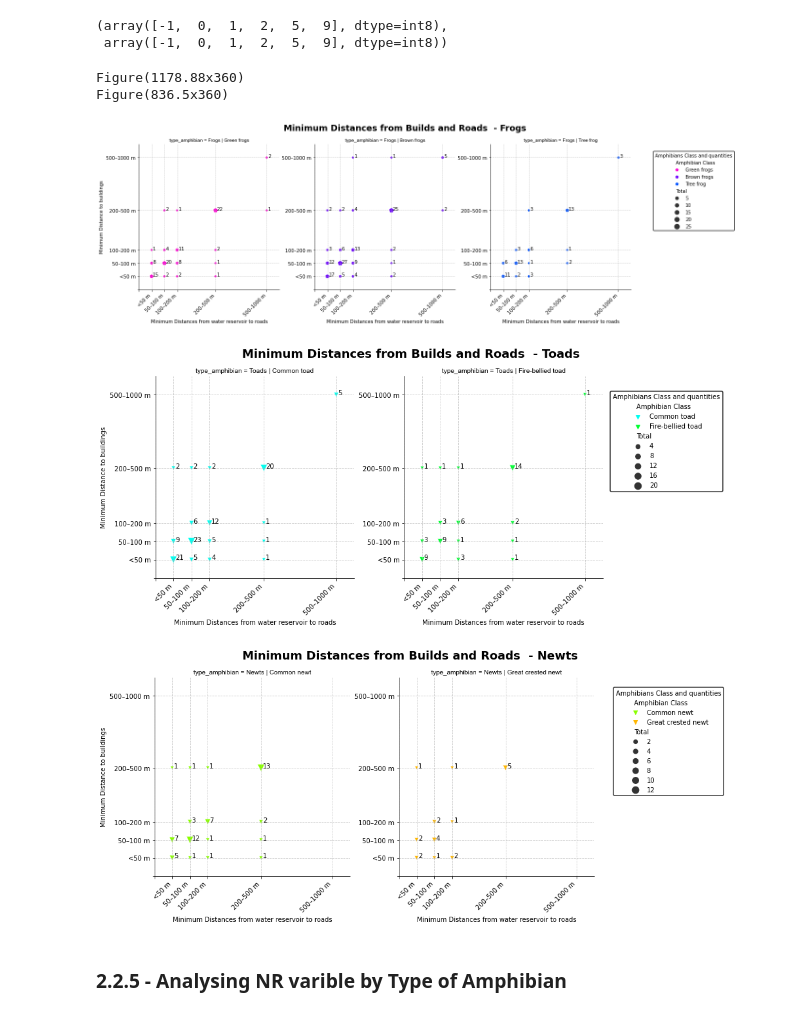
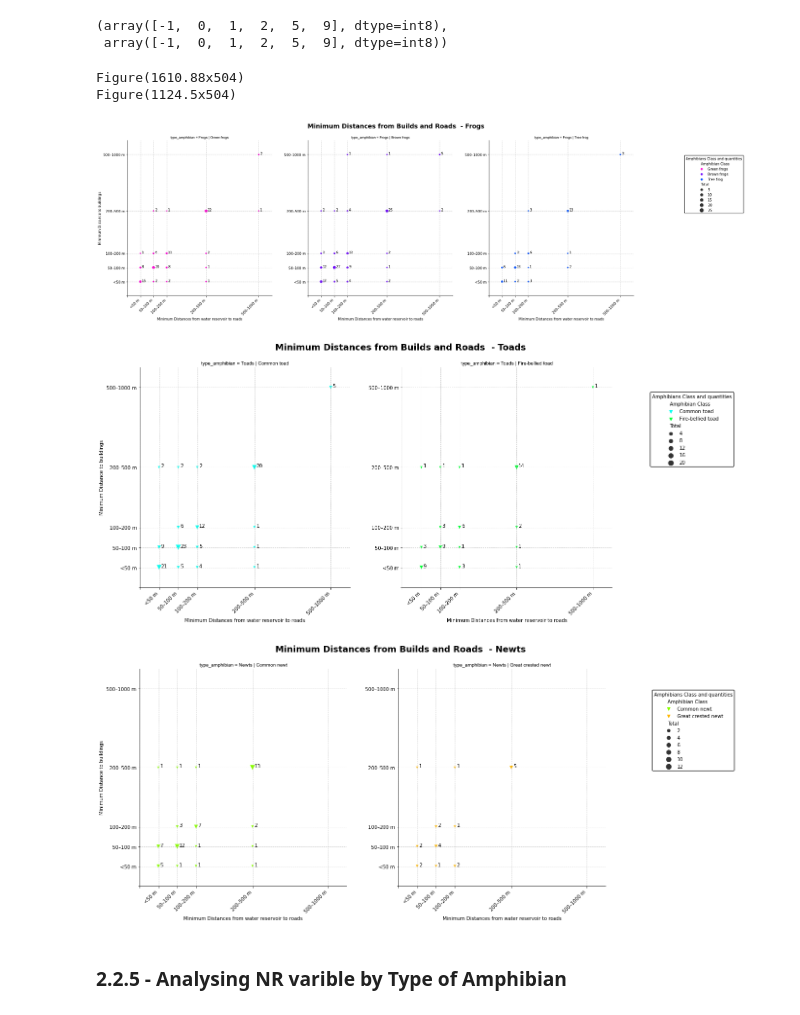
Before and after one commit to Renata-Thomazelli/amphibians, a Jupyter notebook: amphibians-Copy2.ipynb, the cells around one changed output. Drawn from its saved outputs; the diff is of its cells as text; code cells hidden in the pictures.

```diff
--- a/amphibians-Copy2.ipynb
+++ b/amphibians-Copy2.ipynb
@@ -1297,7 +1297,7 @@ res1 = sns.relplot(
     data= data_frog,
     hue="amphibian_class",
     size=size,
-    height=5,
+    height=7,
     col="amphibian_class",
     col_order=order[:3],
     #col_wrap=2,
@@ -1322,7 +1322,7 @@ res2 = sns.relplot(
     data=data_toad,
     hue="amphibian_class",
     size=size,
-    height=5,
+    height=7,
     col="amphibian_class",
     col_order=order[3:5],
     #col_wrap=2,
@@ -1346,7 +1346,7 @@ res3 = sns.relplot(
     data=data_newt,
     hue="amphibian_class",
     size=size,
-    height=5,
+    height=7,
     col="amphibian_class",
     col_order=order[5:],
     #col_wrap=2,
@@ -1362,39 +1362,40 @@ res3 = sns.relplot(
 
 fig3 = res3.fig
 
 res_list = [res1, res2, res3]
 
 
 Formating.axis_subplot_label_customization(
     res_list,
     supertitle='Minimum Distances from Builds and Roads ',
     xlabel ='Minimum Distances from water reservoir to roads',
     ylabel= 'Minimum Distance to buildings',
     change_axis_label=True,
 )
 Formating.axis_grid_customization(res_list)
 Formating.insert_annotation_to_each_dot(res_list)
 Formating.customizing_ticks_marks(res_list,
                                   df_parent_x = new_df_grouped_minimum.RR ,
                                   df_parent_y = new_df_grouped_minimum.BR)
 Formating.adjusting_spaces_between_subplots(res_list)
 Formating.customizing_the_legend(
     res_list,
     simple_title="Amphibian Class",
     supertitle= "Amphibians Class and quantities",
-    dots_size = size)
+    dots_size = size,
+    legend_x_position=1.17)
 
 res1.savefig("charts/Minimum Distances Frogs.png", transparent = False,facecolor ="w",bbox_inches ="tight",pad_inches = 1,edgecolor ='w',orientation ='landscape', dpi=300)
 res2.savefig("charts/Minimum Distances Toads.png", transparent = False,facecolor ="w",bbox_inches ="tight",pad_inches = 1,edgecolor ='w',orientation ='landscape', dpi=300)
 res3.savefig("charts/Minimum Distances Newts.png",transparent = False,facecolor ="w",bbox_inches ="tight",pad_inches = 1,edgecolor ='w',orientation ='landscape', dpi=300)
 # Exiba o gráfico
 plt.show()
 # %% [output]
-Figure(1178.88x360)
-Figure(836.5x360)
+Figure(1610.88x504)
+Figure(1124.5x504)
-[figure, old version]
+[figure, new version]
-[figure, old version]
+[figure, new version]
-[figure, old version]
+[figure, new version]
 # %% [markdown]
 ### 2.2.5 - Analysing NR varible by Type of Amphibian
 # %% [markdown]
```
Also changed, not shown: parts of 22 cells of this notebook, 6 other files.
